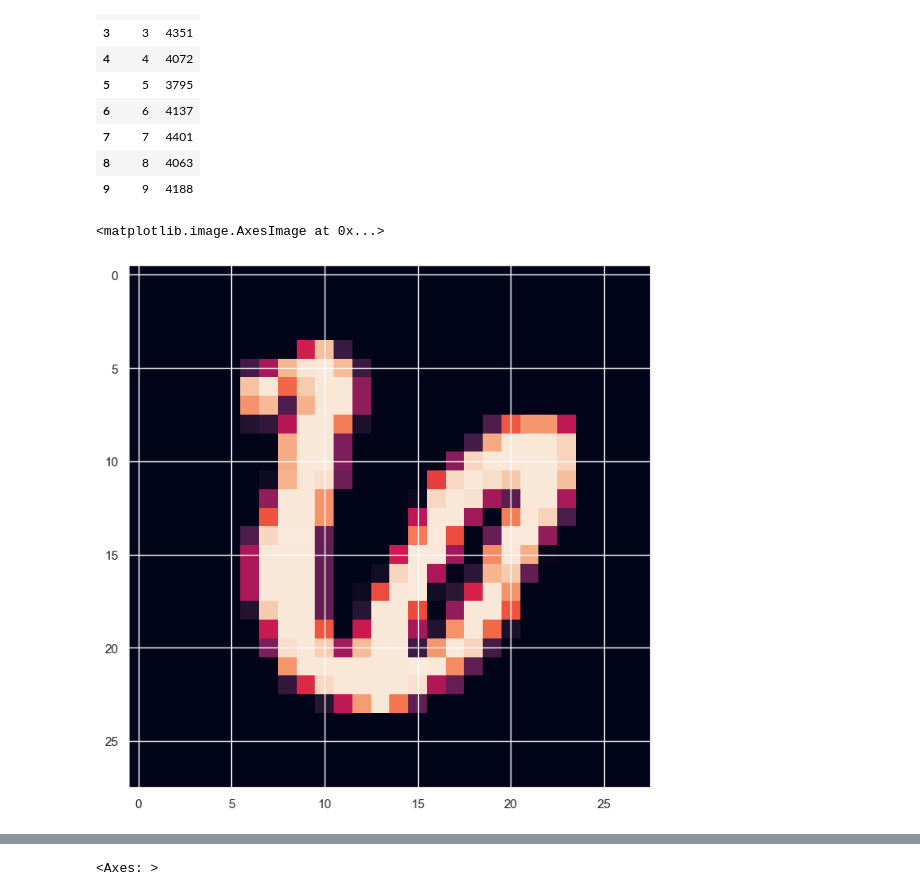
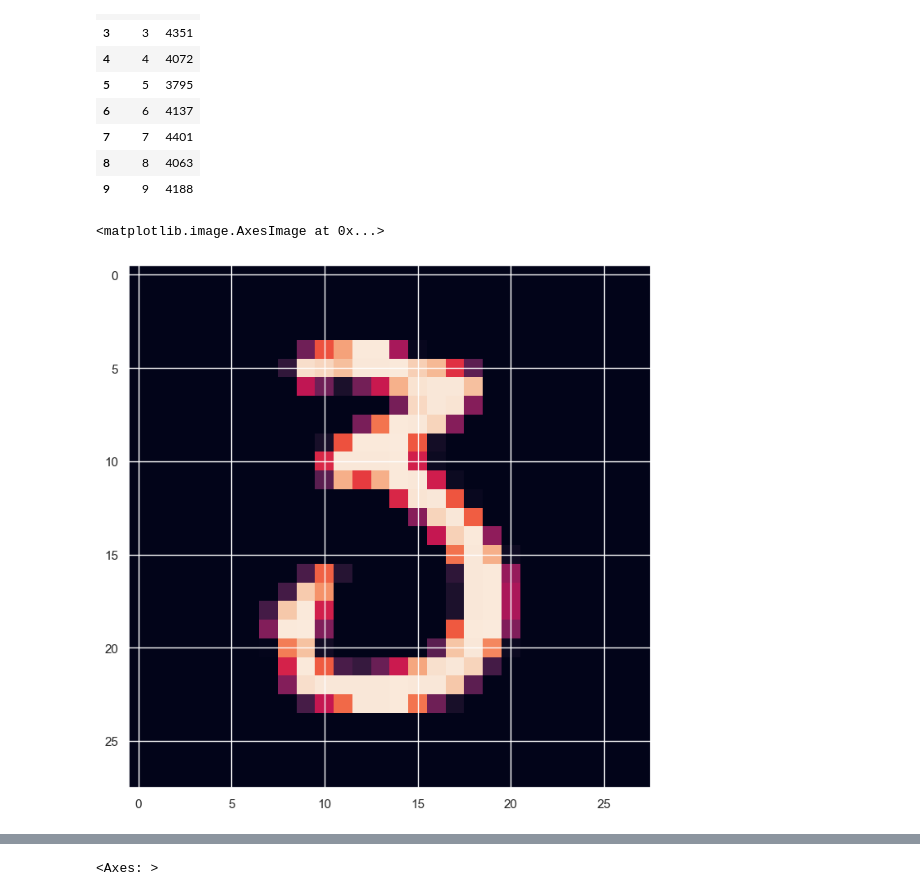
Before and after one commit to dak129/sirius_ml, a Jupyter notebook: selector.ipynb, the cells around one changed output, grey strips where cells are left out. Drawn from its saved outputs; the diff is of its cells as text; code cells hidden in the pictures.

```diff
--- a/selector.ipynb
+++ b/selector.ipynb
@@ -53,10 +53,10 @@ X = data.drop(columns=['label'])
 y = data['label']
 X_train, X_test, y_train, y_test = train_test_split(X, y, test_size=0.2, random_state=0)
 # %%
-item_to_show = 1
+item_to_show = 8
 X_numpy = X_train.iloc[item_to_show].values
 image = X_numpy.reshape(28, 28).astype('uint8')
 plt.imshow(image)
 # %% [output]
 <matplotlib.image.AxesImage at 0x...>
-[figure, old version]
+[figure, new version]
```
Also changed, not shown: parts of 4 cells of this notebook.
